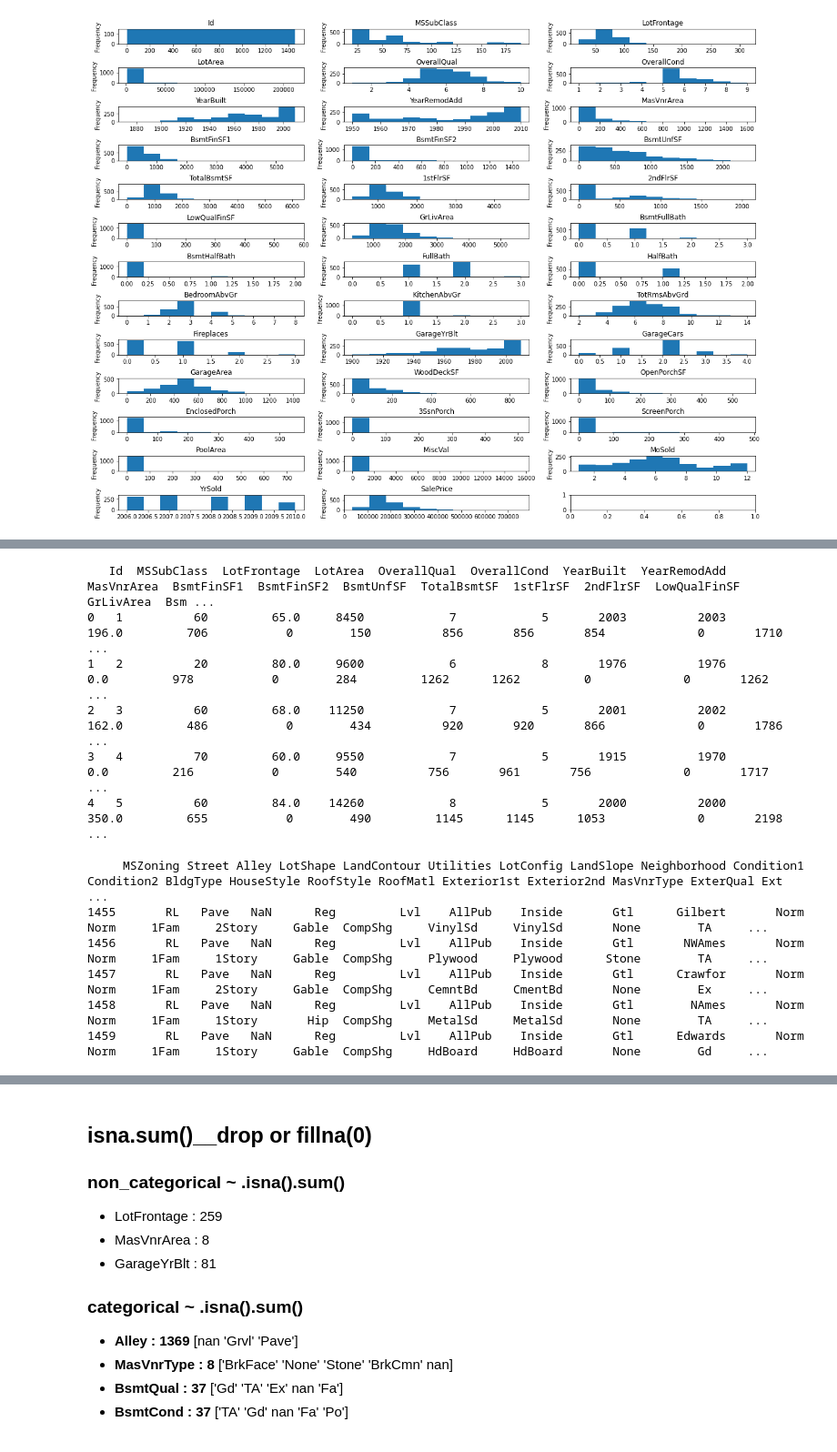
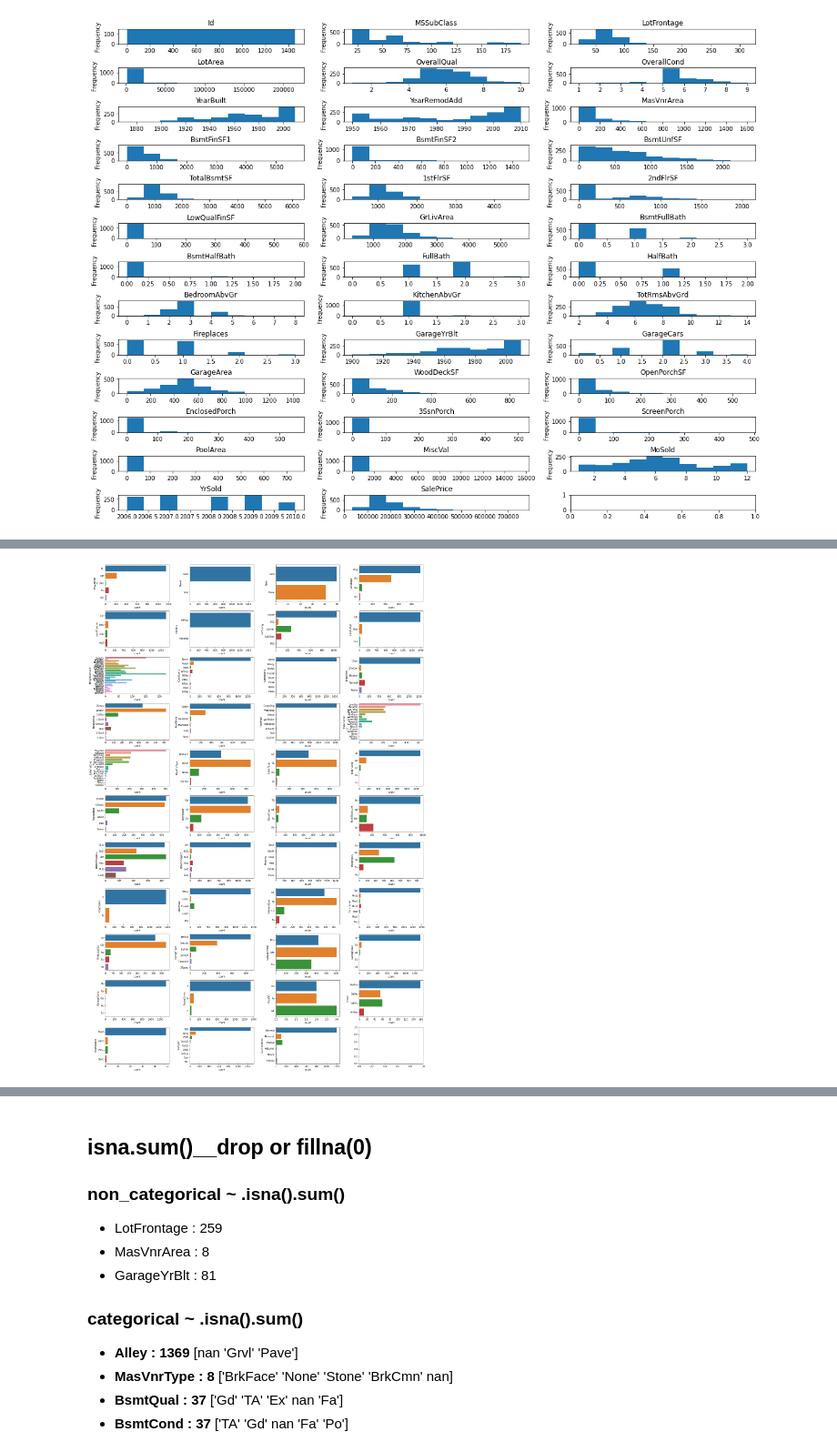
Before and after one commit to AshbeeKim/Kaggle_Task, a Jupyter notebook: HousePrices.ipynb, the cells around one changed output, grey strips where cells are left out. Shown at 91% size. Cells and saved outputs as stored; diff of their text form; code cells hidden in the pictures.

```diff
--- a/HousePrices.ipynb
+++ b/HousePrices.ipynb
@@ -281,3 +264,14 @@ AttributeError: ignored
+# %%
+all_columns = data.columns.values
+
+non_categorical = ['Id','MSSubClass','LotFrontage','LotArea','OverallQual','OverallCond','YearBuilt',
+                   'YearRemodAdd','MasVnrArea','BsmtFinSF1','BsmtFinSF2','BsmtUnfSF','TotalBsmtSF',
+                   '1stFlrSF','2ndFlrSF','LowQualFinSF','GrLivArea','BsmtFullBath','BsmtHalfBath',
+                   'FullBath','HalfBath','BedroomAbvGr','KitchenAbvGr','TotRmsAbvGrd','Fireplaces',
+                   'GarageYrBlt','GarageCars','GarageArea','WoodDeckSF','OpenPorchSF','EnclosedPorch',
+                   '3SsnPorch','ScreenPorch','PoolArea','MiscVal','MoSold','YrSold','SalePrice']
+
+categorical = [value for value in all_columns if value not in non_categorical]
 # %%
 n = len(data[non_categorical].columns)
 # f, ax = plt.subplots(n//3,n//10,figsize=(16,12))  # 다 못보여준다며 error남
@@ -332,0 +326,12 @@ alley, fence, miscfeature, poolqc,
+# %%
+corr_data_above5 = []
+corr_df_above5 = []
+for i in data.corr()[data.corr()['OverallQual']>=0.5]['OverallQual'][:-1].index:
+  corr_data_above5.append(i)
+  corr_df_above5.append(i)
+
+for i in ['1stFlrSF','TotRmsAbvGrd']:
+  corr_data_above5.append(i)
+  corr_df_above5.append(i)
+
+corr_data_above5.append('SalePrice')
@@ -332,0 +396,8 @@ alley, fence, miscfeature, poolqc,
+# %%
+#numeric데이터는 평균값으로 바꿈
+data['GarageYrBlt'] = data['GarageYrBlt'].fillna(data.GarageYrBlt.mean())
+# %%
+for i in data[corr_data_above5+categorical]:
+  if data[i].isna().sum()!=0:
+    print(data[i].unique())
+    print(data[i].describe())
@@ -332,0 +422,10 @@ alley, fence, miscfeature, poolqc,
+# %%
+n = len(data[categorical].columns)
+# f, ax = plt.subplots(n//3,n//10,figsize=(16,12))  # 다 못보여준다며 error남
+f, ax = plt.subplots(11,n//10,figsize=(20,30),constrained_layout=True)
+
+for i, col in enumerate(data[categorical].columns):
+  sns.countplot(y=col,ax=ax[i//4,i%4],data=data[categorical])
+plt.show()
+# %% [output]
+[figure, added]
@@ -341,21 +446,3 @@ non_categorical = ['Id','MSSubClass','LotFrontage','LotArea','OverallQual','Over
                    '3SsnPorch','ScreenPorch','PoolArea','MiscVal','MoSold','YrSold','SalePrice']
 
 categorical = [value for value in all_columns if value not in non_categorical]
-# %%
-print(data[non_categorical].head())
-# %% [output]
-   Id  MSSubClass  LotFrontage  LotArea  OverallQual  OverallCond  YearBuilt  YearRemodAdd  MasVnrArea  BsmtFinSF1  BsmtFinSF2  BsmtUnfSF  TotalBsmtSF  1stFlrSF  2ndFlrSF  LowQualFinSF  GrLivArea  Bsm ...
-0   1          60         65.0     8450            7            5       2003          2003       196.0         706           0        150          856       856       854             0       1710      ...
-1   2          20         80.0     9600            6            8       1976          1976         0.0         978           0        284         1262      1262         0             0       1262      ...
-2   3          60         68.0    11250            7            5       2001          2002       162.0         486           0        434          920       920       866             0       1786      ...
-3   4          70         60.0     9550            7            5       1915          1970         0.0         216           0        540          756       961       756             0       1717      ...
-4   5          60         84.0    14260            8            5       2000          2000       350.0         655           0        490         1145      1145      1053             0       2198      ...
-# %%
-print(data[categorical].tail())
-# %% [output]
-     MSZoning Street Alley LotShape LandContour Utilities LotConfig LandSlope Neighborhood Condition1 Condition2 BldgType HouseStyle RoofStyle RoofMatl Exterior1st Exterior2nd MasVnrType ExterQual Ext ...
-1455       RL   Pave   NaN      Reg         Lvl    AllPub    Inside       Gtl      Gilbert       Norm       Norm     1Fam     2Story     Gable  CompShg     VinylSd     VinylSd       None        TA     ...
-1456       RL   Pave   NaN      Reg         Lvl    AllPub    Inside       Gtl       NWAmes       Norm       Norm     1Fam     1Story     Gable  CompShg     Plywood     Plywood      Stone        TA     ...
-1457       RL   Pave   NaN      Reg         Lvl    AllPub    Inside       Gtl      Crawfor       Norm       Norm     1Fam     2Story     Gable  CompShg     CemntBd     CmentBd       None        Ex     ...
-1458       RL   Pave   NaN      Reg         Lvl    AllPub    Inside       Gtl        NAmes       Norm       Norm     1Fam     1Story       Hip  CompShg     MetalSd     MetalSd       None        TA     ...
-1459       RL   Pave   NaN      Reg         Lvl    AllPub    Inside       Gtl      Edwards       Norm       Norm     1Fam     1Story     Gable  CompShg     HdBoard     HdBoard       None        Gd     ...
```
Also changed, not shown: parts of 63 cells of this notebook.
